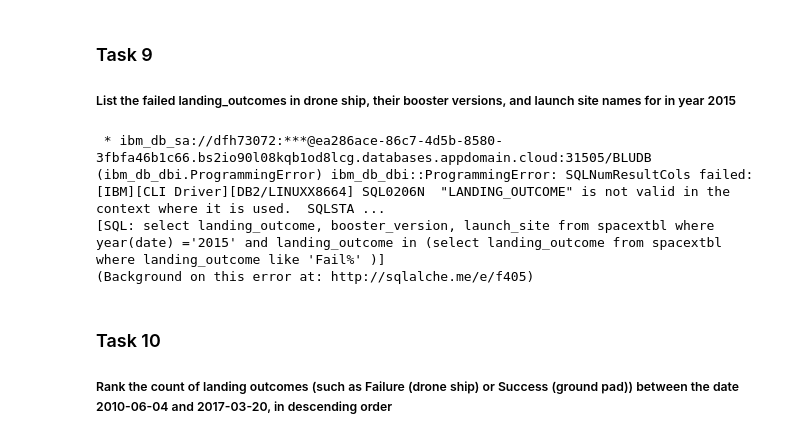
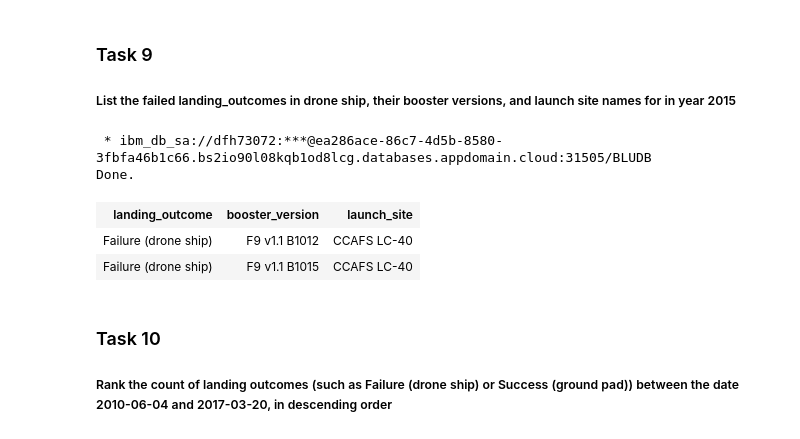
Before and after one commit to Feranmi-Alalade/IBM-Data-Science-Capstone-SpaceX, a Jupyter notebook: EDA_SQL.ipynb, the cells around one changed output. Saved outputs shown, nothing was run; the diff lists cells and outputs as text; code cells hidden in the pictures.

```diff
--- a/EDA_SQL.ipynb
+++ b/EDA_SQL.ipynb
@@ -269,12 +269,13 @@ Done.
 ##### List the failed landing_outcomes in drone ship, their booster versions, and launch site names for in year 2015
 # %%
 %sql select landing_outcome, booster_version, launch_site from spacextbl\
-where year(date) ='2015' and LandingOutcome in (select Landing_outcome from spacextbl where landing_outcome like 'Fail%')
+where year(date) ='2015' and landing_outcome in (select landing_outcome from spacextbl where landing_outcome like 'Fail%')
 # %% [output]
  * ibm_db_sa://dfh73072:***@ea286ace-86c7-4d5b-8580-3fbfa46b1c66.bs2io90l08kqb1od8lcg.databases.appdomain.cloud:31505/BLUDB
-(ibm_db_dbi.ProgrammingError) ibm_db_dbi::ProgrammingError: SQLNumResultCols failed: [IBM][CLI Driver][DB2/LINUXX8664] SQL0206N  "LANDING_OUTCOME" is not valid in the context where it is used.  SQLSTA ...
-[SQL: select landing_outcome, booster_version, launch_site from spacextbl where year(date) ='2015' and landing_outcome in (select landing_outcome from spacextbl where landing_outcome like 'Fail%' )]
-(Background on this error at: http://sqlalche.me/e/f405)
+Done.
+| landing_outcome | booster_version | launch_site |
+| Failure (drone ship) | F9 v1.1 B1012 | CCAFS LC-40 |
+| Failure (drone ship) | F9 v1.1 B1015 | CCAFS LC-40 |
 # %% [markdown]
 ### Task 10
 
```
Also changed, not shown: parts of 5 cells of this notebook.
